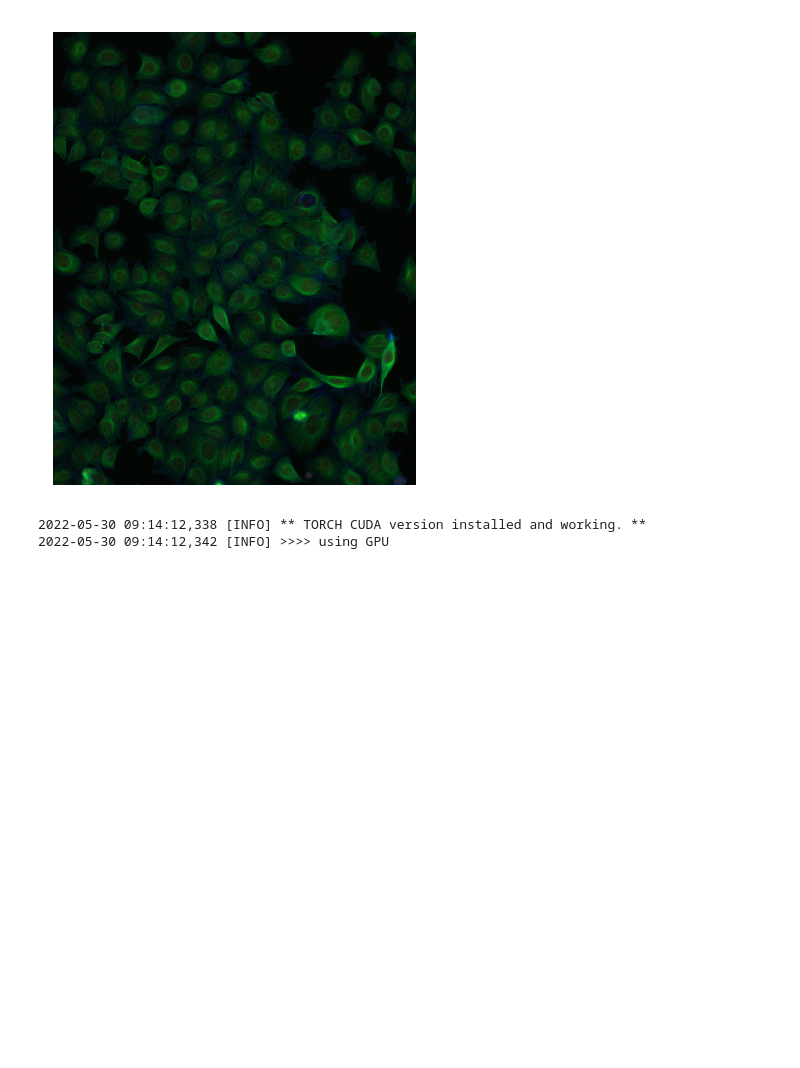
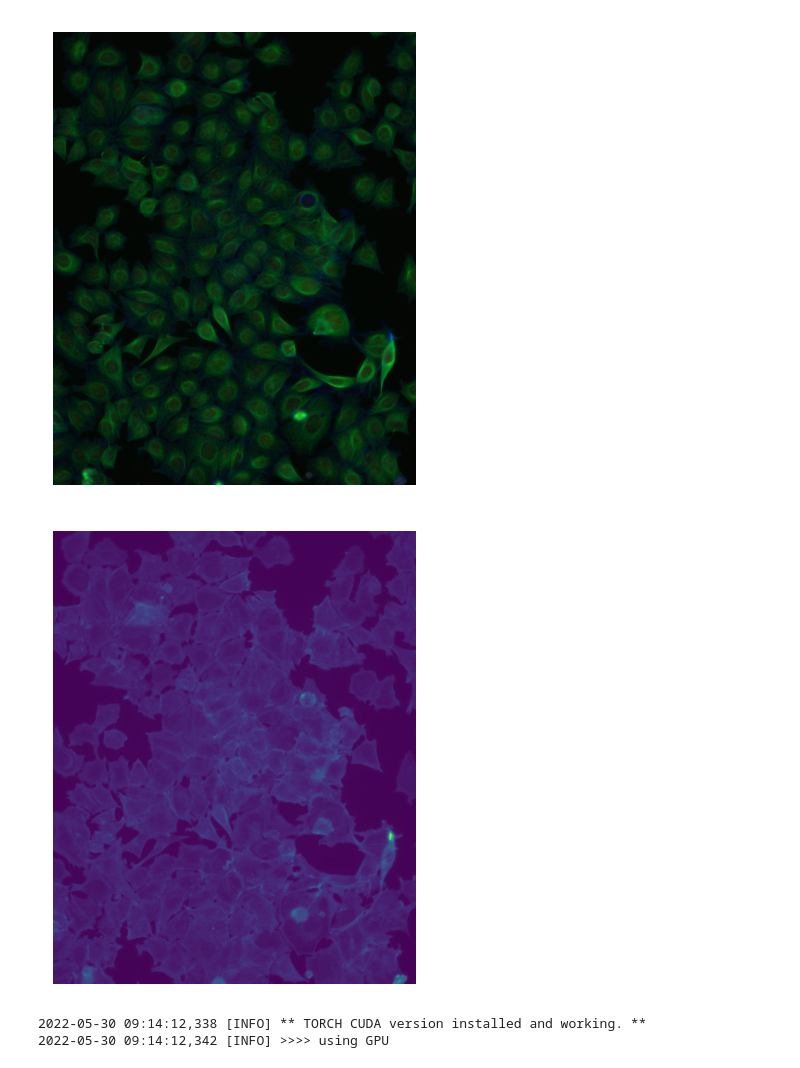
Before and after one commit to harel-coffee/SCIP-use-case-workflows-auto, a Jupyter notebook: notebooks/QC/bbbc_image_inspection.ipynb, the cells around one changed output. Cells and saved outputs as stored; diff of their text form; code cells hidden in the pictures; blank space fills up the shorter version.

Commit message:
Plot images

```diff
--- a/notebooks/QC/bbbc_image_inspection.ipynb
+++ b/notebooks/QC/bbbc_image_inspection.ipynb
@@ -42,6 +40,14 @@ ax.imshow(pixels / pixels.reshape(1, -1).max(axis=1))
 ax.set_axis_off()
 # %% [output]
 [figure]
+# %%
+pixels = im.get_image_data("XYC")
+
+fig, ax = plt.subplots(dpi=150)
+ax.imshow(pixels[..., 2])
+ax.set_axis_off()
+# %% [output]
+[figure, added]
 # %%
 import tifffile
 # %%
```
Also changed, not shown: parts of 2 cells of this notebook.
